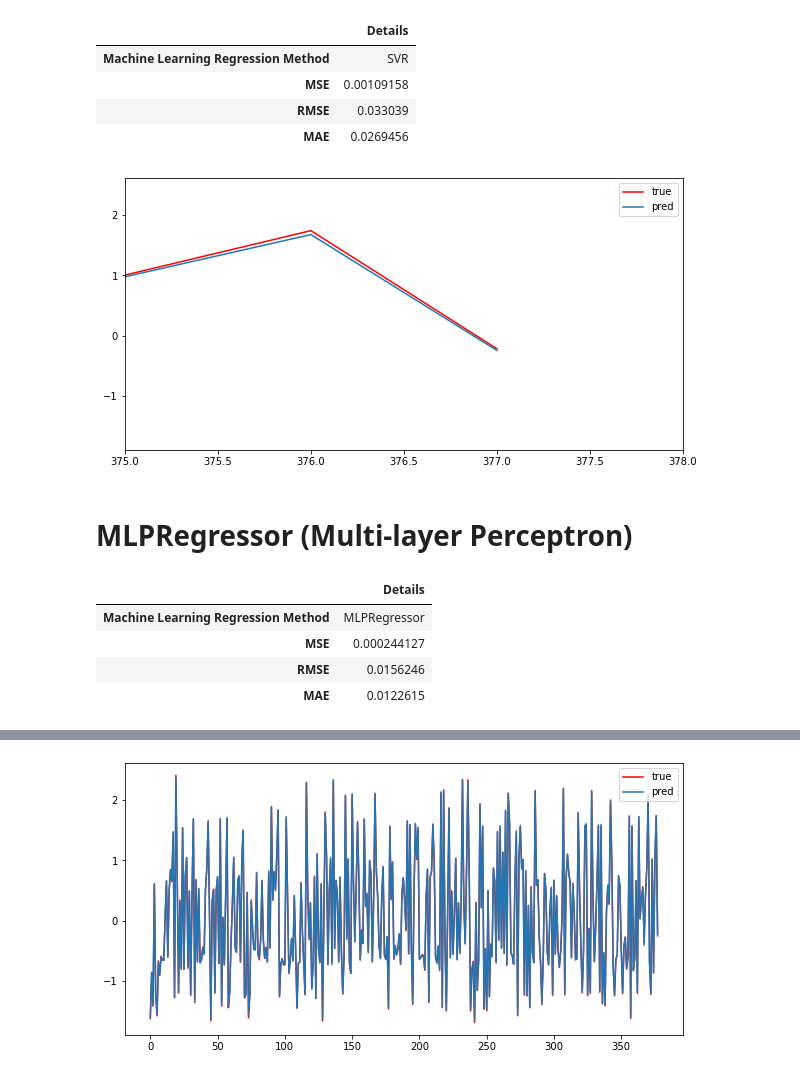
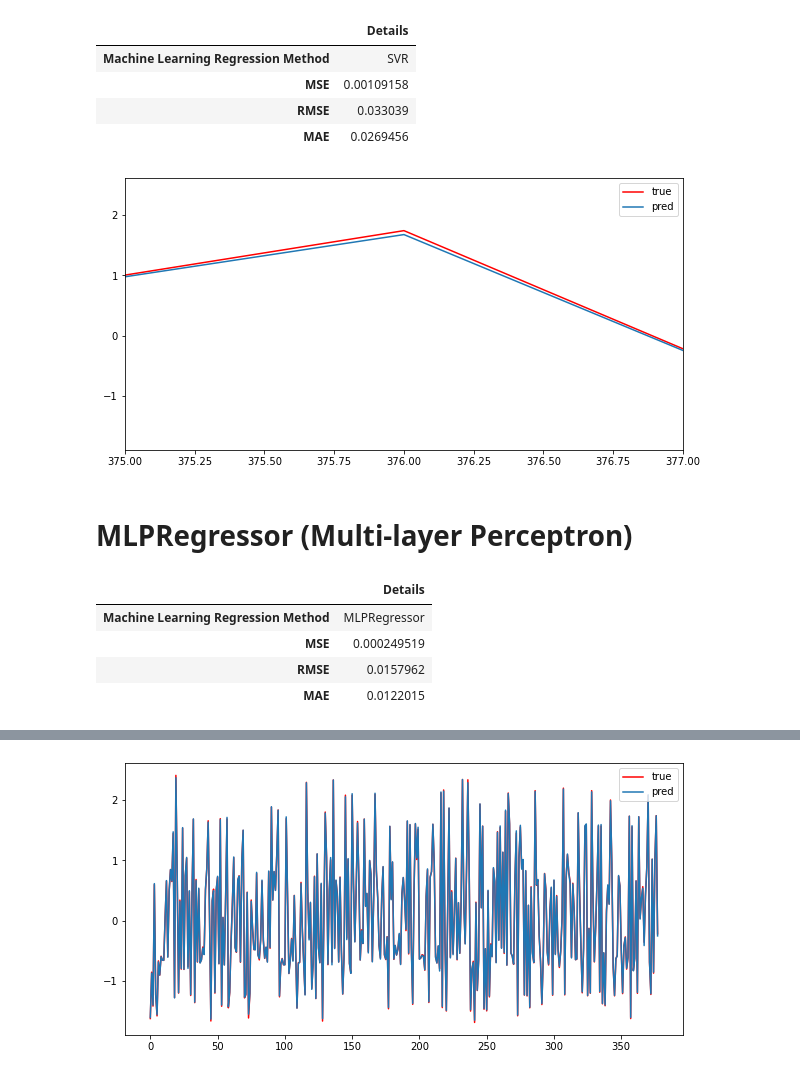
Before and after one commit to dnpuetate/A_Proyecto_Mineria, a Jupyter notebook: [NRC_8888] PuetateDayan_ProyectoFinal.ipynb, the cells around one changed output, grey strips where cells are left out. Saved outputs shown, nothing was run; the diff lists cells and outputs as text; code cells hidden in the pictures.

```diff
--- a/[NRC_8888] PuetateDayan_ProyectoFinal.ipynb
+++ b/[NRC_8888] PuetateDayan_ProyectoFinal.ipynb
@@ -384,11 +400,11 @@ display(dfSVR)
 | MAE | 0.0269456 |
 # %%
 plt.figure(figsize=(10,5))
-plt.xlim([375,378])
+plt.xlim([375,377])
 #plt.ylim([,379])
 plt.plot(y_test, label='true', color="red")
 plt.plot(y_pred, label='pred')
 plt.legend()
 plt.show()
 # %% [output]
-[figure, old version]
+[figure, new version]
@@ -414,13 +435,13 @@ y_predict = net.predict(X_test)
 dfMLP = pd.DataFrame()
 dfMLP.loc['Machine Learning Regression Method',
        'Details'] = 'MLPRegressor'
-dfMLP.loc['MSE', 'Details'] = metrics.mean_squared_error(y_test, y_predict)
-dfMLP.loc['RMSE', 'Details'] = np.sqrt(metrics.mean_squared_error(y_test, y_predict))
-dfMLP.loc['MAE', 'Details'] = mean_absolute_error(y_test, y_predict)
+MSE3 = dfMLP.loc['MSE', 'Details'] = metrics.mean_squared_error(y_test, y_predict)
+RMSE3 = dfMLP.loc['RMSE', 'Details'] = np.sqrt(metrics.mean_squared_error(y_test, y_predict))
+MAE3 = dfMLP.loc['MAE', 'Details'] = mean_absolute_error(y_test, y_predict)
 display(dfMLP)
 # %% [output]
 |  | Details |
 | Machine Learning Regression Method | MLPRegressor |
-| MSE | 0.000244127 |
-| RMSE | 0.0156246 |
-| MAE | 0.0122615 |
+| MSE | 0.000249519 |
+| RMSE | 0.0157962 |
+| MAE | 0.0122015 |
```
Also changed, not shown: parts of 16 cells of this notebook.
